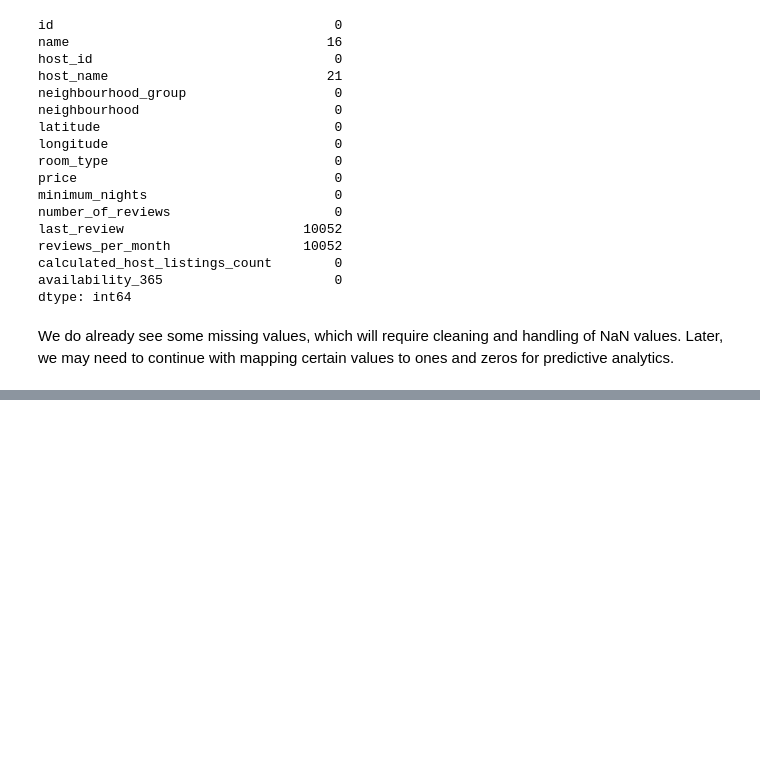
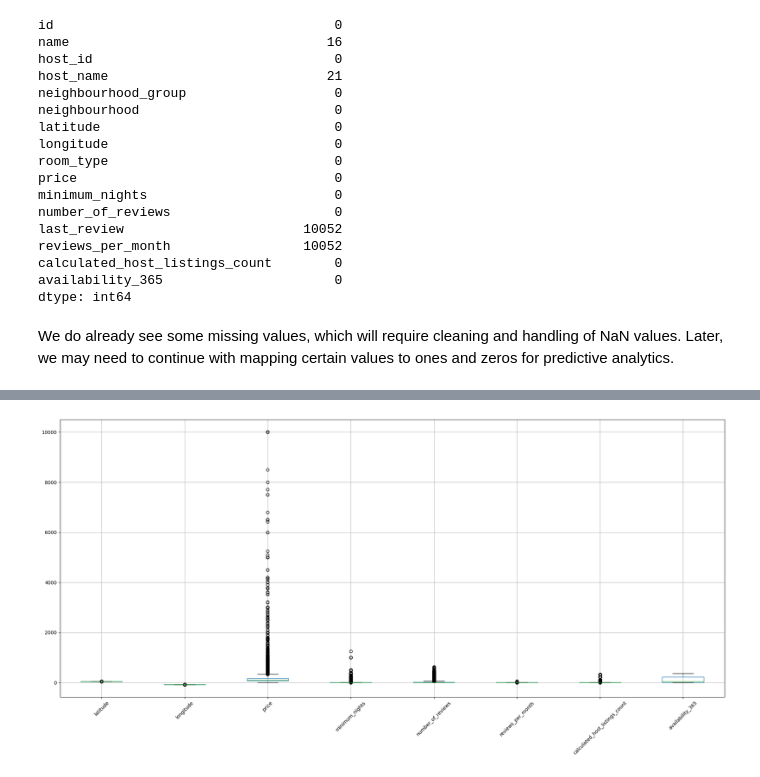
Before and after one commit to ulkar04/airbnb, a Jupyter notebook: airbnb.ipynb, the cells around one changed output, grey strips where cells are left out. Saved outputs shown, nothing was run; the diff lists cells and outputs as text; code cells hidden in the pictures; blank space fills up the shorter version.

```diff
--- a/airbnb.ipynb
+++ b/airbnb.ipynb
@@ -83,0 +86,10 @@ airbnb_data.describe()
+# %%
+# Handle missing values.
+# name: replaced missing values with "Unknown".
+airbnb_data['name'] = airbnb_data['name'].fillna('Unknown')
+# host_name: filled missing values by mode per host_id, otherwise "Unknown".
+airbnb_data['host_name'] = airbnb_data.groupby('host_id')['host_name'].transform(lambda x: x.fillna(x.mode()[0] if not x.mode().empty else 'Unknown'))
+# last_review: filled missing values with "no_review".
+airbnb_data['last_review'] = airbnb_data['last_review'].fillna('no_review')
+# reviews_per_month: filled missing values with 0.
+airbnb_data['reviews_per_month'] = airbnb_data['reviews_per_month'].fillna(0)
@@ -83,0 +116,4 @@ airbnb_data.describe()
+# %%
+# Verify that numerical columns contain valid values.price <= 0: set as NaN and filled with median grouped by (neighbourhood, room_type).
+airbnb_data['price'] = airbnb_data['price'].apply(lambda x: np.nan if x <= 0 else x)
+airbnb_data['price'] = airbnb_data.groupby(['neighbourhood', 'room_type'])['price'].transform(lambda x: x.fillna(x.median()))
@@ -83,0 +132,5 @@ airbnb_data.describe()
+# %%
+# Convert data types for categorical columns to optimize memory usage.
+airbnb_data['neighbourhood_group'] = airbnb_data['neighbourhood_group'].astype('category')
+airbnb_data['neighbourhood']       = airbnb_data['neighbourhood'].astype('category')
+airbnb_data['room_type']           = airbnb_data['room_type'].astype('category')
@@ -83,0 +157,9 @@ airbnb_data.describe()
+# %%
+# Outlier detection
+airbnb_data_numeric_cols=airbnb_data[['latitude','longitude','price','minimum_nights','number_of_reviews','reviews_per_month','calculated_host_listings_count','availability_365']]
+airbnb_data_numeric_cols.boxplot(figsize=(20, 10))
+plt.xticks(rotation=45)
+plt.tight_layout()
+plt.show()
+# %% [output]
+[figure, added]
```
Also changed, not shown: parts of 38 cells of this notebook.
